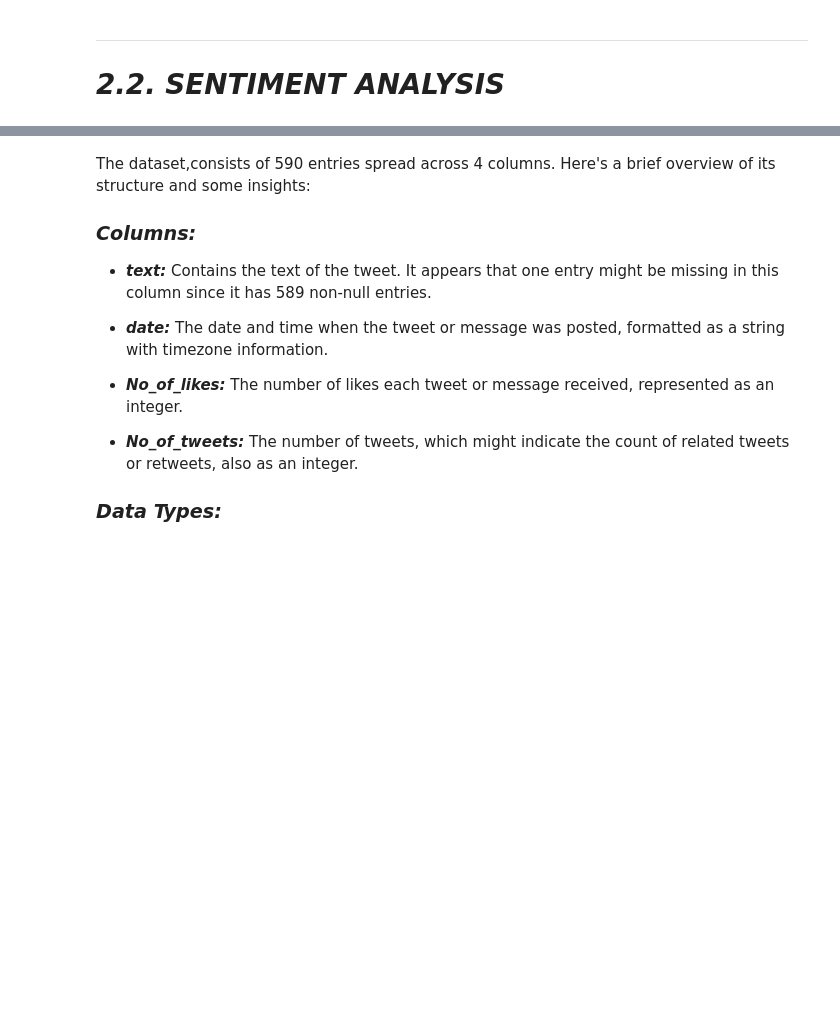
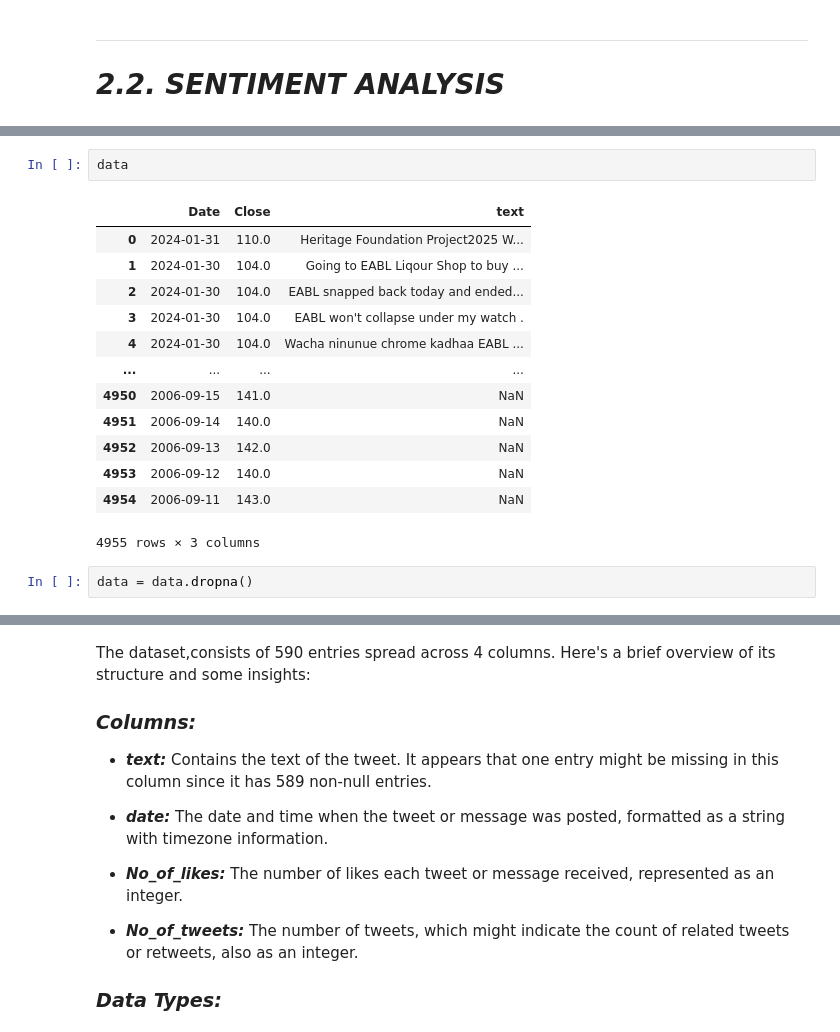
Before and after one commit to derak-isaack/dsc-capstone-project_finale, a Jupyter notebook: code/notebook3.ipynb, the cells around one changed output, grey strips where cells are left out. Cells and saved outputs as stored; diff of their text form; blank space fills up the shorter version.

```diff
--- a/code/notebook3.ipynb
+++ b/code/notebook3.ipynb
@@ -807,0 +798,18 @@ data
+# %%
+data
+# %% [output]
+|  | Date | Close | text |
+| 0 | 2024-01-31 | 110.0 | Heritage Foundation Project2025 W... |
+| 1 | 2024-01-30 | 104.0 | Going to EABL Liqour Shop to buy ... |
+| 2 | 2024-01-30 | 104.0 | EABL snapped back today and ended... |
+| 3 | 2024-01-30 | 104.0 | EABL won't collapse under my watch . |
+| 4 | 2024-01-30 | 104.0 | Wacha ninunue chrome kadhaa EABL ... |
+| ... | ... | ... | ... |
+| 4950 | 2006-09-15 | 141.0 | NaN |
+| 4951 | 2006-09-14 | 140.0 | NaN |
+| 4952 | 2006-09-13 | 142.0 | NaN |
+| 4953 | 2006-09-12 | 140.0 | NaN |
+| 4954 | 2006-09-11 | 143.0 | NaN |
+4955 rows × 3 columns
+# %%
+data = data.dropna()
```
Also changed, not shown: parts of 22 cells of this notebook.
